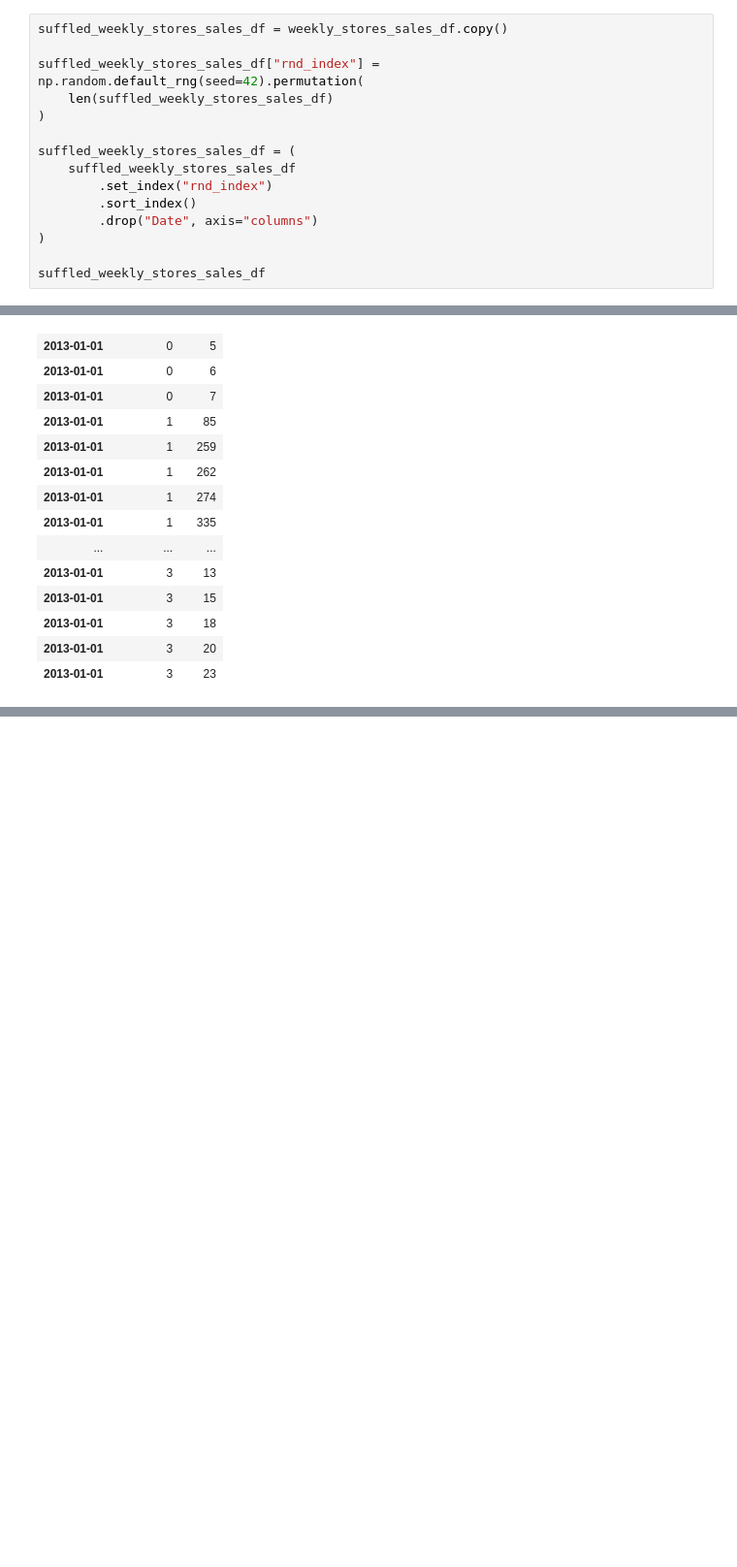
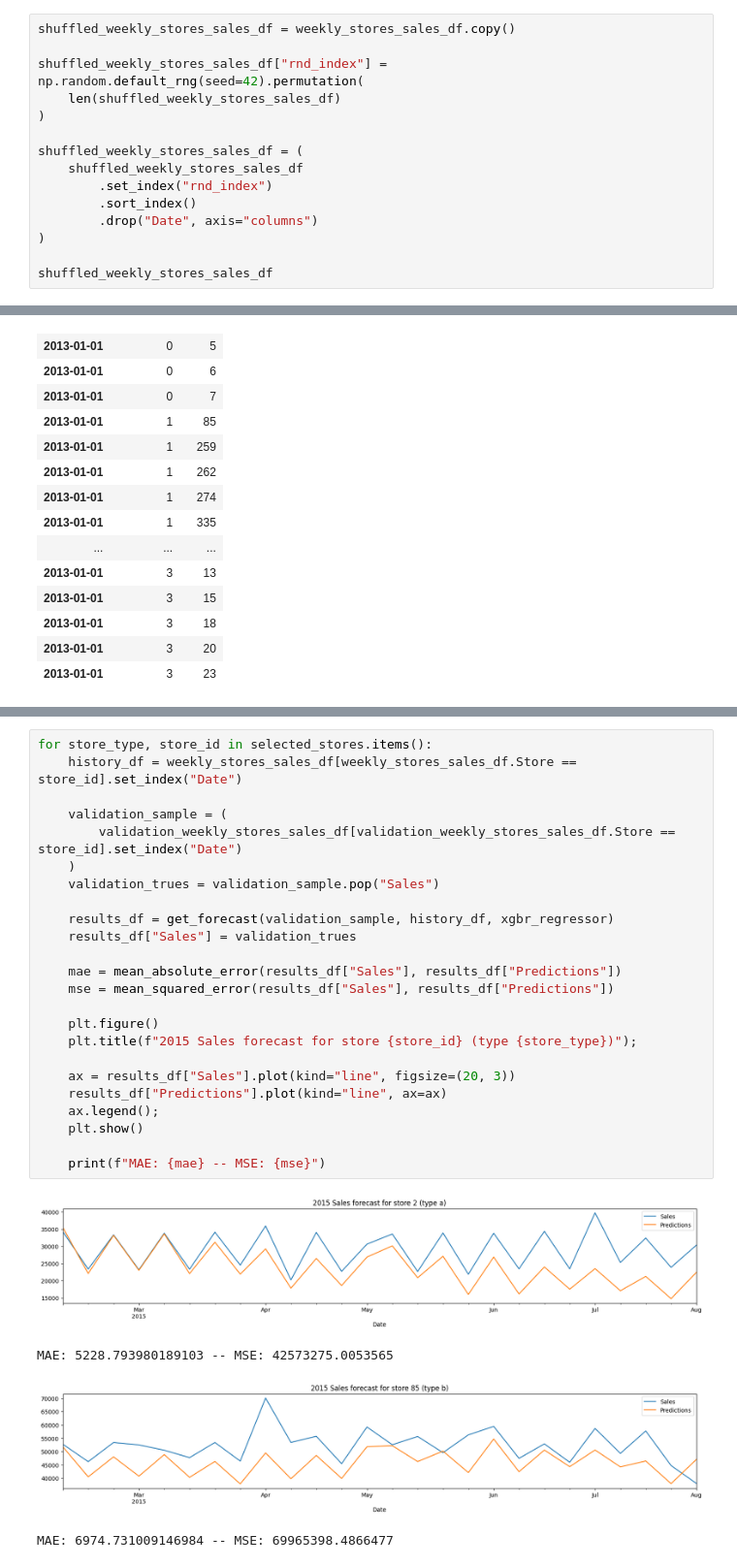
Before and after one commit to TheCamilovisk/RossmannSalesForecasting, a Jupyter notebook: 03.2 - XGBoost_multi_store_model.ipynb, the cells around one changed output, grey strips where cells are left out. Shown at 97% size. Drawn from its saved outputs; the diff is of its cells as text; blank space fills up the shorter version.

```diff
--- a/03.2 - XGBoost_multi_store_model.ipynb
+++ b/03.2 - XGBoost_multi_store_model.ipynb
@@ -112,20 +112,20 @@ weekly_stores_sales_df
 | 120392 | 892 | 2015-01-25 | -0.268835 | 0.0 | 0.0 | True | False | False | ... |
 90269 rows × 15 columns
 # %%
-suffled_weekly_stores_sales_df = weekly_stores_sales_df.copy()
+shuffled_weekly_stores_sales_df = weekly_stores_sales_df.copy()
 
-suffled_weekly_stores_sales_df["rnd_index"] = np.random.default_rng(seed=42).permutation(
-    len(suffled_weekly_stores_sales_df)
+shuffled_weekly_stores_sales_df["rnd_index"] = np.random.default_rng(seed=42).permutation(
+    len(shuffled_weekly_stores_sales_df)
 )
 
-suffled_weekly_stores_sales_df = (
-    suffled_weekly_stores_sales_df
+shuffled_weekly_stores_sales_df = (
+    shuffled_weekly_stores_sales_df
         .set_index("rnd_index")
         .sort_index()
         .drop("Date", axis="columns")
 )
 
-suffled_weekly_stores_sales_df
+shuffled_weekly_stores_sales_df
 # %% [output]
 |  | Store | Sales | Promo | StoreType | StateHoliday_0.0 | StateHoliday_1.0 | StateHoliday_2.0 | ... |
 | rnd_index |  |  |  |  |  |  |  | ... |
@@ -435,0 +360,29 @@ MAE: 4459.251724543535 -- MSE: 31090500.006059118
+# %%
+for store_type, store_id in selected_stores.items():
+    history_df = weekly_stores_sales_df[weekly_stores_sales_df.Store == store_id].set_index("Date")
+
+    validation_sample = (
+        validation_weekly_stores_sales_df[validation_weekly_stores_sales_df.Store == store_id].set_index("Date")
+    )
+    validation_trues = validation_sample.pop("Sales")
+
+    results_df = get_forecast(validation_sample, history_df, xgbr_regressor)
+    results_df["Sales"] = validation_trues
+
+    mae = mean_absolute_error(results_df["Sales"], results_df["Predictions"])
+    mse = mean_squared_error(results_df["Sales"], results_df["Predictions"])
+
+    plt.figure()
+    plt.title(f"2015 Sales forecast for store {store_id} (type {store_type})");
+
+    ax = results_df["Sales"].plot(kind="line", figsize=(20, 3))
+    results_df["Predictions"].plot(kind="line", ax=ax)
+    ax.legend();
+    plt.show()
+
+    print(f"MAE: {mae} -- MSE: {mse}")
+# %% [output]
+[figure, added]
+MAE: 5228.793980189103 -- MSE: 42573275.0053565
+[figure, added]
+MAE: 6974.731009146984 -- MSE: 69965398.4866477
```
Also changed, not shown: parts of 25 cells of this notebook.
